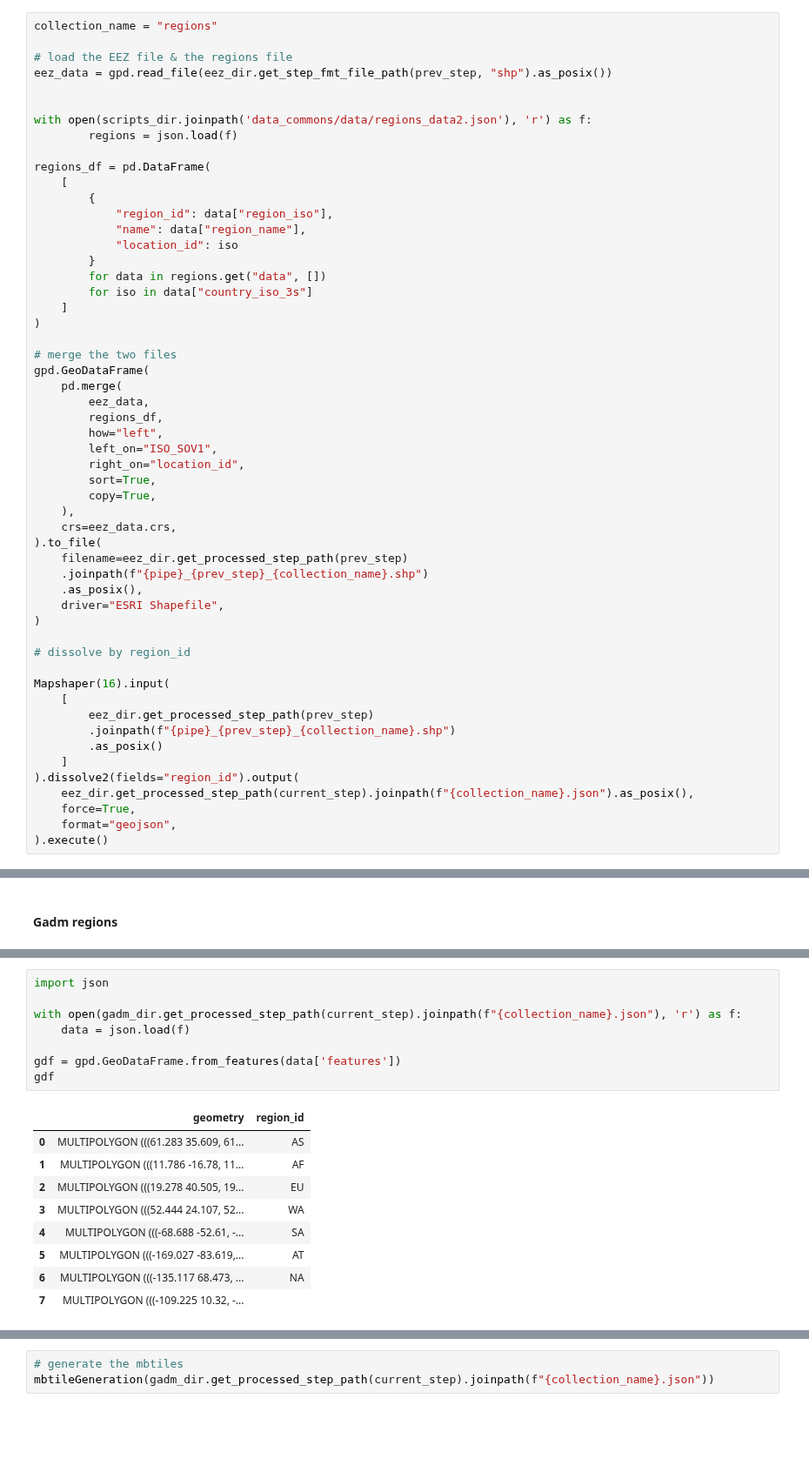
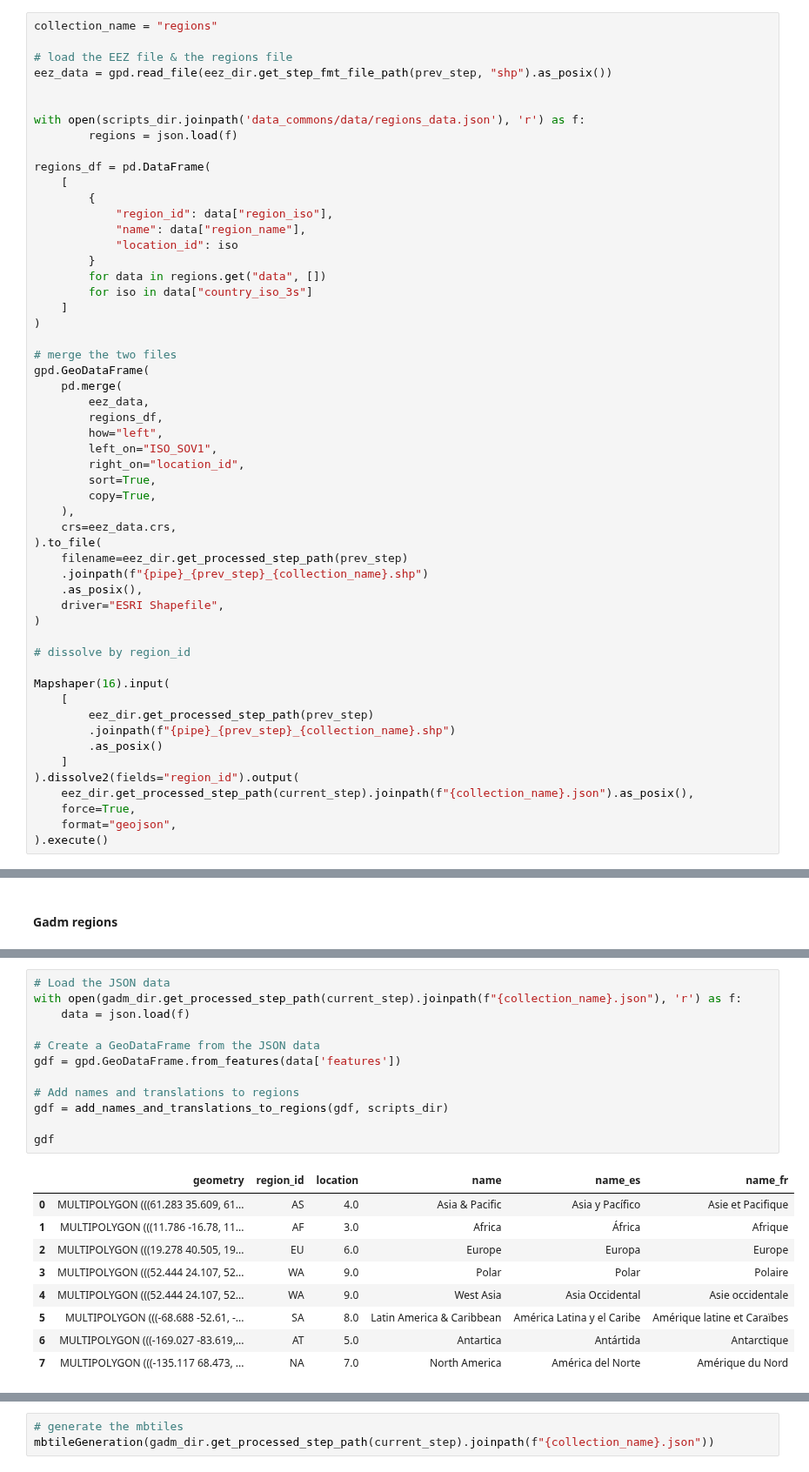
Before and after one commit to Vizzuality/skytruth-30x30, a Jupyter notebook: data/notebooks/pipes_mock/tiles.ipynb, the cells around one changed output, grey strips where cells are left out. Shown at 87% size. Cells and saved outputs as stored; diff of their text form; blank space fills up the shorter version.

```diff
--- a/data/notebooks/pipes_mock/tiles.ipynb
+++ b/data/notebooks/pipes_mock/tiles.ipynb
@@ -124,7 +77,7 @@ collection_name = "regions"
 eez_data = gpd.read_file(eez_dir.get_step_fmt_file_path(prev_step, "shp").as_posix())
 
 
-with open(scripts_dir.joinpath('data_commons/data/regions_data2.json'), 'r') as f:
+with open(scripts_dir.joinpath('data_commons/data/regions_data.json'), 'r') as f:
         regions = json.load(f)
 
 regions_df = pd.DataFrame(
@@ -361,18 +287,22 @@ CompletedProcess(args='mapshaper-xl 16gb -i /home/sofia/dev/skytruth-30x30/data/
 # %%
-import json
-
+# Load the JSON data
 with open(gadm_dir.get_processed_step_path(current_step).joinpath(f"{collection_name}.json"), 'r') as f:
     data = json.load(f)
 
+# Create a GeoDataFrame from the JSON data
 gdf = gpd.GeoDataFrame.from_features(data['features'])
+
+# Add names and translations to regions
+gdf = add_names_and_translations_to_regions(gdf, scripts_dir)
+
 gdf
 # %% [output]
-|  | geometry | region_id |
-| 0 | MULTIPOLYGON (((61.283 35.609, 61... | AS |
-| 1 | MULTIPOLYGON (((11.786 -16.78, 11... | AF |
-| 2 | MULTIPOLYGON (((19.278 40.505, 19... | EU |
-| 3 | MULTIPOLYGON (((52.444 24.107, 52... | WA |
-| 4 | MULTIPOLYGON (((-68.688 -52.61, -... | SA |
-| 5 | MULTIPOLYGON (((-169.027 -83.619,... | AT |
-| 6 | MULTIPOLYGON (((-135.117 68.473, ... | NA |
-| 7 | MULTIPOLYGON (((-109.225 10.32, -... |  |
+|  | geometry | region_id | location | name | name_es | name_fr |
+| 0 | MULTIPOLYGON (((61.283 35.609, 61... | AS | 4.0 | Asia & Pacific | Asia y Pacífico | Asie et Pacifique |
+| 1 | MULTIPOLYGON (((11.786 -16.78, 11... | AF | 3.0 | Africa | África | Afrique |
+| 2 | MULTIPOLYGON (((19.278 40.505, 19... | EU | 6.0 | Europe | Europa | Europe |
+| 3 | MULTIPOLYGON (((52.444 24.107, 52... | WA | 9.0 | Polar | Polar | Polaire |
+| 4 | MULTIPOLYGON (((52.444 24.107, 52... | WA | 9.0 | West Asia | Asia Occidental | Asie occidentale |
+| 5 | MULTIPOLYGON (((-68.688 -52.61, -... | SA | 8.0 | Latin America & Caribbean | América Latina y el Caribe | Amérique latine et Caraïbes |
+| 6 | MULTIPOLYGON (((-169.027 -83.619,... | AT | 5.0 | Antartica | Antártida | Antarctique |
+| 7 | MULTIPOLYGON (((-135.117 68.473, ... | NA | 7.0 | North America | América del Norte | Amérique du Nord |
```
Also changed, not shown: parts of 16 cells of this notebook, 6 other files.
